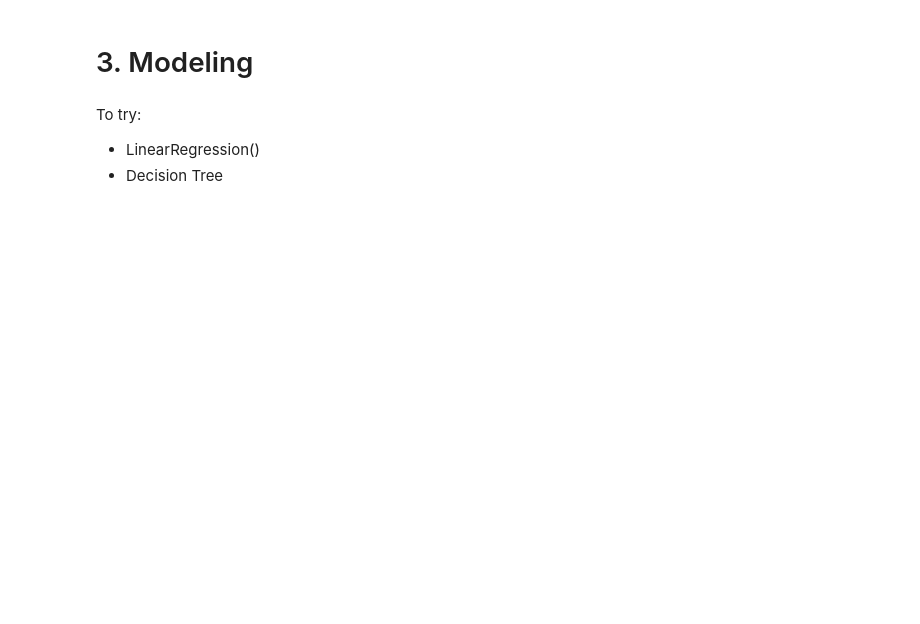
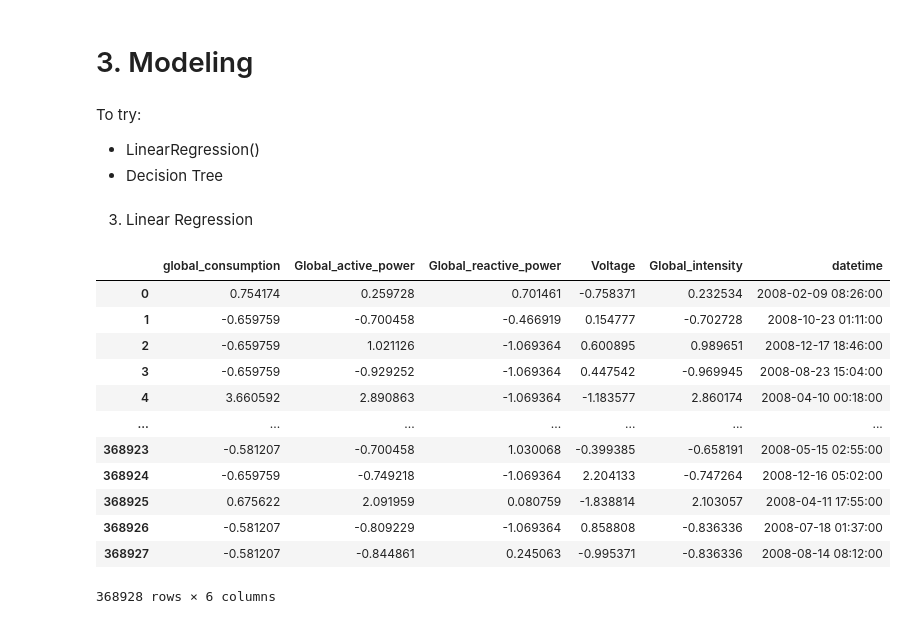
Before and after one commit to charlgd/electricity-decipherer, a Jupyter notebook: notebooks/charlgd_simple_regression.ipynb, the cells around one changed output. Cells and saved outputs as stored; diff of their text form; code cells hidden in the pictures; blank space fills up the shorter version.

```diff
--- a/notebooks/charlgd_simple_regression.ipynb
+++ b/notebooks/charlgd_simple_regression.ipynb
@@ -323,3 +323,21 @@ selected_X.plot("datetime", "Global_intensity", ax=ax2)
 To try:
 - LinearRegression()
 - Decision Tree
+# %% [markdown]
+3. Linear Regression
+# %%
+X_train_scaled
+# %% [output]
+|  | global_consumption | Global_active_power | Global_reactive_power | Voltage | Global_intensity | datetime |
+| 0 | 0.754174 | 0.259728 | 0.701461 | -0.758371 | 0.232534 | 2008-02-09 08:26:00 |
+| 1 | -0.659759 | -0.700458 | -0.466919 | 0.154777 | -0.702728 | 2008-10-23 01:11:00 |
+| 2 | -0.659759 | 1.021126 | -1.069364 | 0.600895 | 0.989651 | 2008-12-17 18:46:00 |
+| 3 | -0.659759 | -0.929252 | -1.069364 | 0.447542 | -0.969945 | 2008-08-23 15:04:00 |
+| 4 | 3.660592 | 2.890863 | -1.069364 | -1.183577 | 2.860174 | 2008-04-10 00:18:00 |
+| ... | ... | ... | ... | ... | ... | ... |
+| 368923 | -0.581207 | -0.700458 | 1.030068 | -0.399385 | -0.658191 | 2008-05-15 02:55:00 |
+| 368924 | -0.659759 | -0.749218 | -1.069364 | 2.204133 | -0.747264 | 2008-12-16 05:02:00 |
+| 368925 | 0.675622 | 2.091959 | 0.080759 | -1.838814 | 2.103057 | 2008-04-11 17:55:00 |
+| 368926 | -0.581207 | -0.809229 | -1.069364 | 0.858808 | -0.836336 | 2008-07-18 01:37:00 |
+| 368927 | -0.581207 | -0.844861 | 0.245063 | -0.995371 | -0.836336 | 2008-08-14 08:12:00 |
+368928 rows × 6 columns
```
Also changed, not shown: parts of 21 cells of this notebook.
